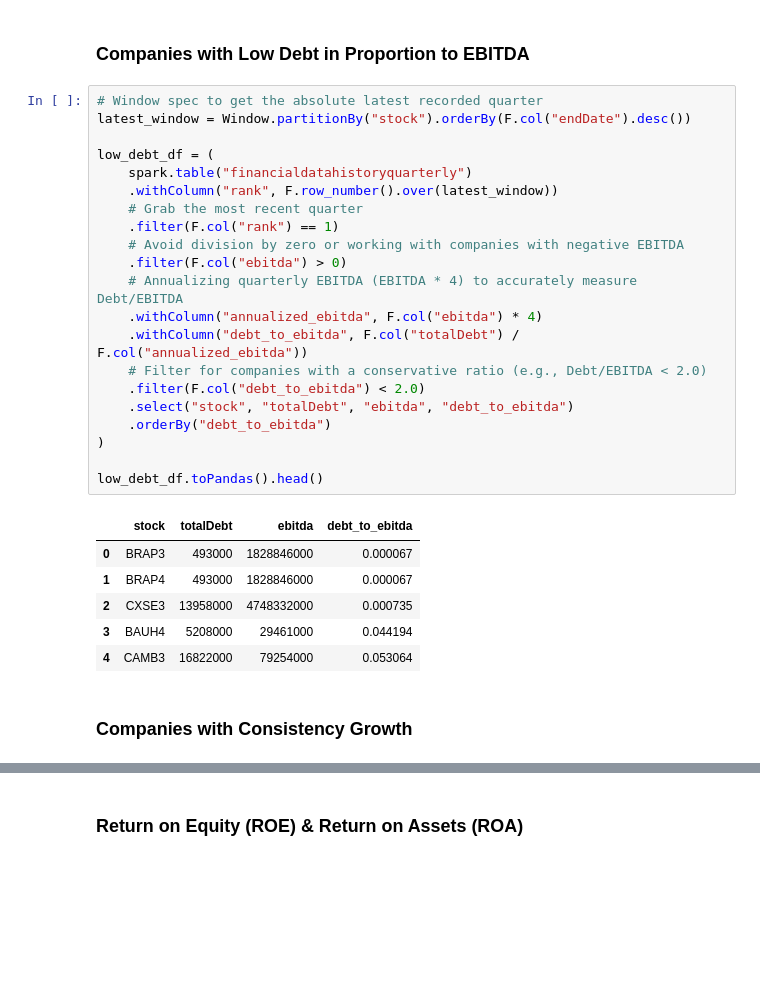
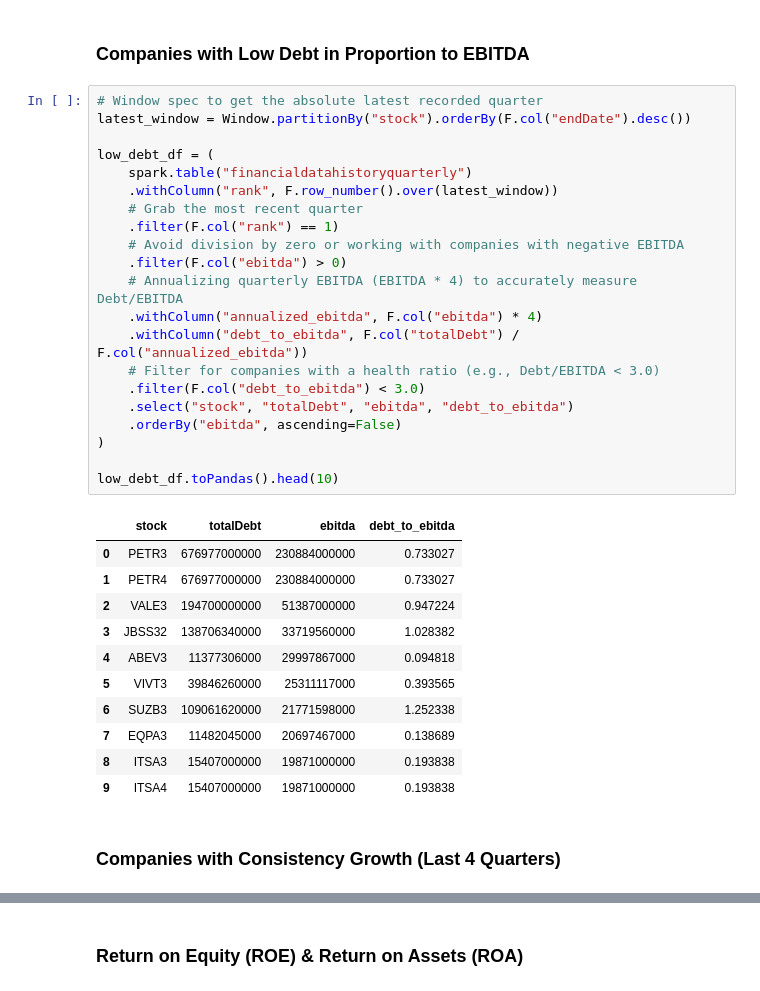
Before and after one commit to Henmachado/brapi_stocks, a Jupyter notebook: data_lake.ipynb, the cells around one changed output, grey strips where cells are left out. Drawn from its saved outputs; the diff is of its cells as text; blank space fills up the shorter version.

```diff
--- a/data_lake.ipynb
+++ b/data_lake.ipynb
@@ -58,33 +69,38 @@ consistent_profits_df.toPandas().head()
 # %%
 # Window spec to get the absolute latest recorded quarter
 latest_window = Window.partitionBy("stock").orderBy(F.col("endDate").desc())
 
 low_debt_df = (
     spark.table("financialdatahistoryquarterly")
     .withColumn("rank", F.row_number().over(latest_window))
     # Grab the most recent quarter
     .filter(F.col("rank") == 1)
     # Avoid division by zero or working with companies with negative EBITDA
     .filter(F.col("ebitda") > 0)
     # Annualizing quarterly EBITDA (EBITDA * 4) to accurately measure Debt/EBITDA
     .withColumn("annualized_ebitda", F.col("ebitda") * 4)
     .withColumn("debt_to_ebitda", F.col("totalDebt") / F.col("annualized_ebitda"))
-    # Filter for companies with a conservative ratio (e.g., Debt/EBITDA < 2.0)
-    .filter(F.col("debt_to_ebitda") < 2.0)
+    # Filter for companies with a health ratio (e.g., Debt/EBITDA < 3.0)
+    .filter(F.col("debt_to_ebitda") < 3.0)
     .select("stock", "totalDebt", "ebitda", "debt_to_ebitda")
-    .orderBy("debt_to_ebitda")
+    .orderBy("ebitda", ascending=False)
 )
 
-low_debt_df.toPandas().head()
+low_debt_df.toPandas().head(10)
 # %% [output]
 |  | stock | totalDebt | ebitda | debt_to_ebitda |
-| 0 | BRAP3 | 493000 | 1828846000 | 0.000067 |
-| 1 | BRAP4 | 493000 | 1828846000 | 0.000067 |
-| 2 | CXSE3 | 13958000 | 4748332000 | 0.000735 |
-| 3 | BAUH4 | 5208000 | 29461000 | 0.044194 |
-| 4 | CAMB3 | 16822000 | 79254000 | 0.053064 |
+| 0 | PETR3 | 676977000000 | 230884000000 | 0.733027 |
+| 1 | PETR4 | 676977000000 | 230884000000 | 0.733027 |
+| 2 | VALE3 | 194700000000 | 51387000000 | 0.947224 |
+| 3 | JBSS32 | 138706340000 | 33719560000 | 1.028382 |
+| 4 | ABEV3 | 11377306000 | 29997867000 | 0.094818 |
+| 5 | VIVT3 | 39846260000 | 25311117000 | 0.393565 |
+| 6 | SUZB3 | 109061620000 | 21771598000 | 1.252338 |
+| 7 | EQPA3 | 11482045000 | 20697467000 | 0.138689 |
+| 8 | ITSA3 | 15407000000 | 19871000000 | 0.193838 |
+| 9 | ITSA4 | 15407000000 | 19871000000 | 0.193838 |
 # %% [markdown]
-### Companies with Consistency Growth
+### Companies with Consistency Growth (Last 4 Quarters)
 # %%
 # Window spec to pull the last 4 quarters
 growth_window = Window.partitionBy("stock").orderBy(F.col("endDate").desc())
```
Also changed, not shown: parts of 9 cells of this notebook.
